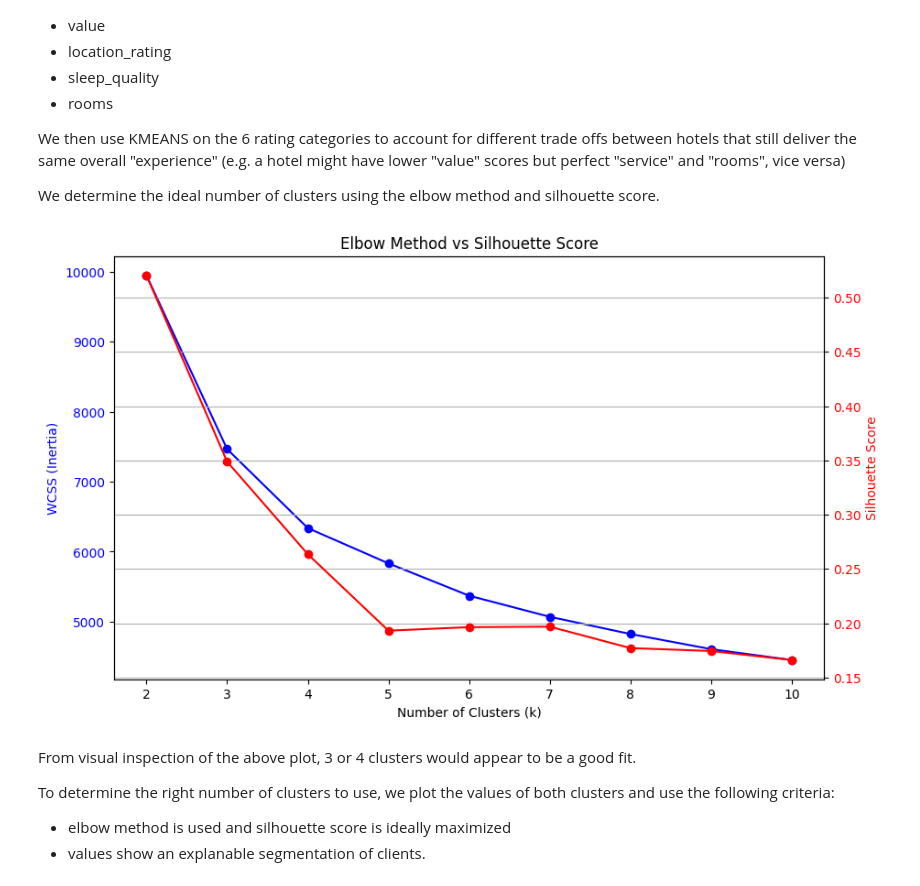
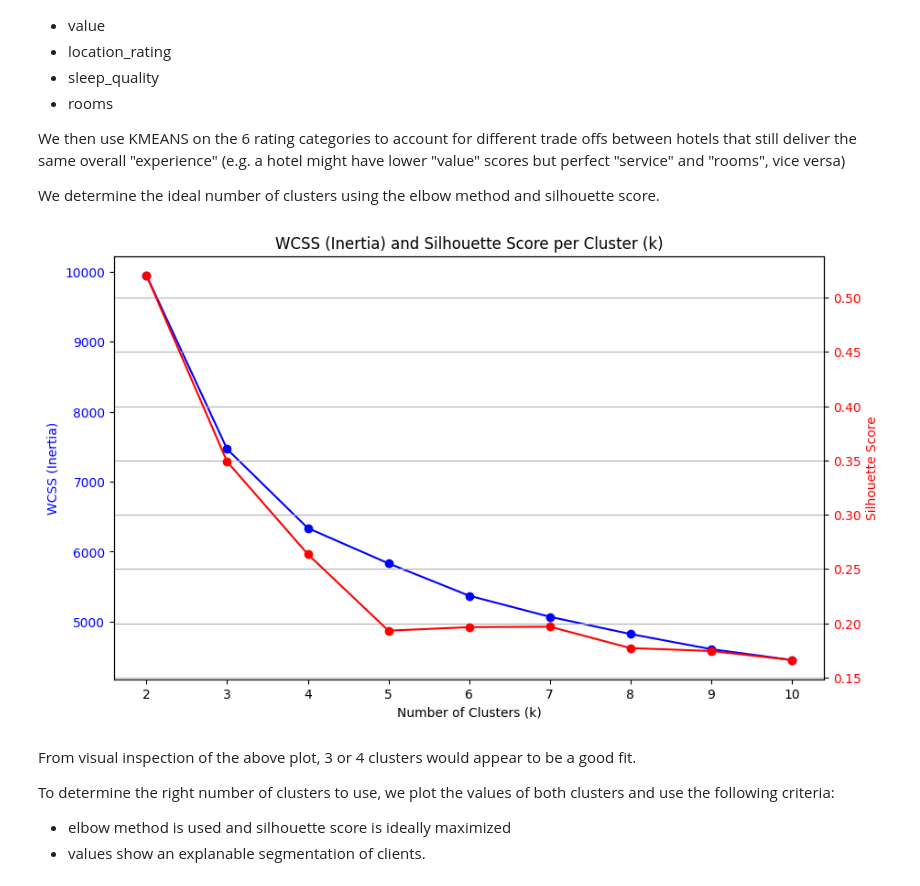
Before and after one commit to lucasnyc/is5126-assignment1, a Jupyter notebook: daniel/Assignment1/03_competitive_benchmarking.ipynb, the cells around one changed output. Saved outputs shown, nothing was run; the diff lists cells and outputs as text; code cells hidden in the pictures.

```diff
--- a/daniel/Assignment1/03_competitive_benchmarking.ipynb
+++ b/daniel/Assignment1/03_competitive_benchmarking.ipynb
@@ -234,35 +234,35 @@ hotel_profiles = df.groupby('offering_id')[['service', 'cleanliness', 'value',
 
 scaler = StandardScaler()
 scaled_features = scaler.fit_transform(hotel_profiles)
 
 # we find the best k using the elbow method/silhouette score
 wcss = []
 silhouette_avg = []
 k_range = range(2, 11)
 for k in k_range:
     kmeans = KMeans(n_clusters=k, n_init=10, random_state=42)
     cluster_labels = kmeans.fit_predict(scaled_features)
     wcss.append(kmeans.inertia_)
     silhouette_avg.append(silhouette_score(scaled_features, cluster_labels))
 
 fig, ax1 = plt.subplots(figsize=(10, 6))
 # Plot WCSS on the left Y-axis
 ax1.set_xlabel('Number of Clusters (k)')
 ax1.set_ylabel('WCSS (Inertia)', color='blue')
 ax1.plot(k_range, wcss, 'bo-', label='WCSS')
 ax1.tick_params(axis='y', labelcolor='blue')
 
 # Create a second Y-axis for the Silhouette Score
 ax2 = ax1.twinx()
 ax2.set_ylabel('Silhouette Score', color='red')
 ax2.plot(k_range, silhouette_avg, 'ro-', label='Silhouette Score')
 ax2.tick_params(axis='y', labelcolor='red')
 
-plt.title('Elbow Method vs Silhouette Score')
+plt.title('WCSS (Inertia) and Silhouette Score per Cluster (k)')
 plt.grid(True)
 plt.show()
 # %% [output]
-[figure, old version]
+[figure, new version]
 # %% [markdown]
 From visual inspection of the above plot, 3 or 4 clusters would appear to be a good fit.
 
```
Also changed, not shown: 5 other files.
